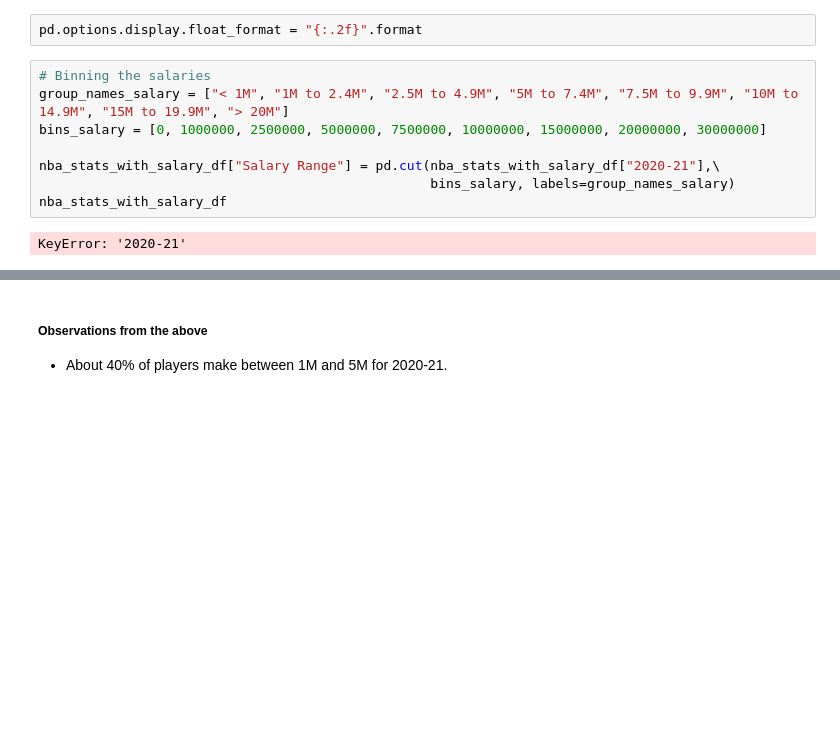
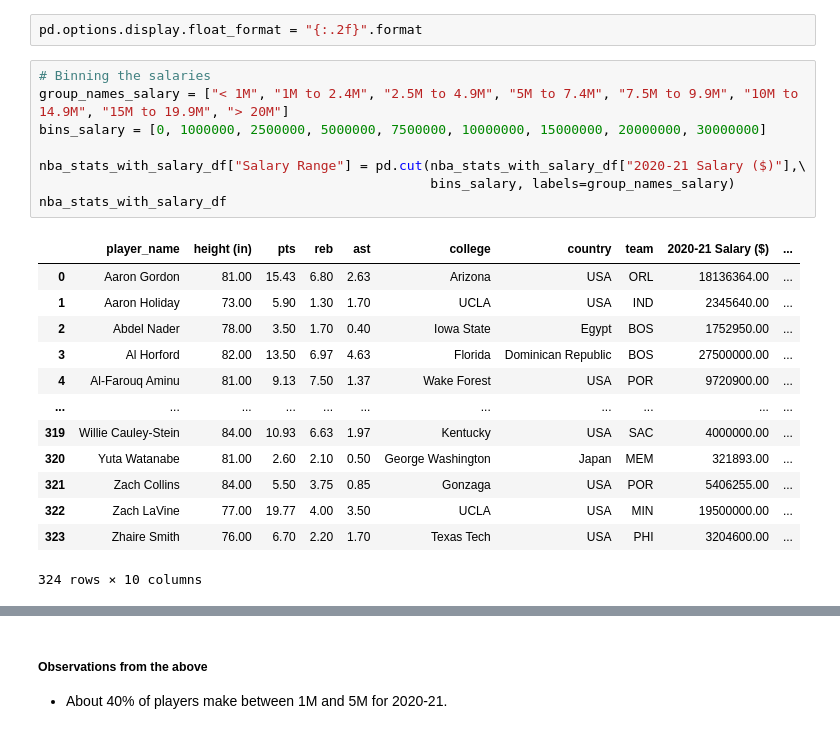
Before and after one commit to ic17rey/butler-groupA-project1, a Jupyter notebook: nba_height_project_analysis.ipynb, the cells around one changed output, grey strips where cells are left out. Drawn from its saved outputs; the diff is of its cells as text; blank space fills up the shorter version.

```diff
--- a/nba_height_project_analysis.ipynb
+++ b/nba_height_project_analysis.ipynb
@@ -221,11 +221,23 @@ pd.options.display.float_format = "{:.2f}".format
 # %%
 # Binning the salaries
 group_names_salary = ["< 1M", "1M to 2.4M", "2.5M to 4.9M", "5M to 7.4M", "7.5M to 9.9M", "10M to 14.9M", "15M to 19.9M", "> 20M"]
 bins_salary = [0, 1000000, 2500000, 5000000, 7500000, 10000000, 15000000, 20000000, 30000000]
 
-nba_stats_with_salary_df["Salary Range"] = pd.cut(nba_stats_with_salary_df["2020-21"],\
+nba_stats_with_salary_df["Salary Range"] = pd.cut(nba_stats_with_salary_df["2020-21 Salary ($)"],\
                                                   bins_salary, labels=group_names_salary)
 nba_stats_with_salary_df
 # %% [output]
+|  | player_name | height (in) | pts | reb | ast | college | country | team | 2020-21 Salary ($) | ... |
+| 0 | Aaron Gordon | 81.00 | 15.43 | 6.80 | 2.63 | Arizona | USA | ORL | 18136364.00 | ... |
+| 1 | Aaron Holiday | 73.00 | 5.90 | 1.30 | 1.70 | UCLA | USA | IND | 2345640.00 | ... |
+| 2 | Abdel Nader | 78.00 | 3.50 | 1.70 | 0.40 | Iowa State | Egypt | BOS | 1752950.00 | ... |
+| 3 | Al Horford | 82.00 | 13.50 | 6.97 | 4.63 | Florida | Dominican Republic | BOS | 27500000.00 | ... |
+| 4 | Al-Farouq Aminu | 81.00 | 9.13 | 7.50 | 1.37 | Wake Forest | USA | POR | 9720900.00 | ... |
+| ... | ... | ... | ... | ... | ... | ... | ... | ... | ... | ... |
+| 319 | Willie Cauley-Stein | 84.00 | 10.93 | 6.63 | 1.97 | Kentucky | USA | SAC | 4000000.00 | ... |
+| 320 | Yuta Watanabe | 81.00 | 2.60 | 2.10 | 0.50 | George Washington | Japan | MEM | 321893.00 | ... |
+| 321 | Zach Collins | 84.00 | 5.50 | 3.75 | 0.85 | Gonzaga | USA | POR | 5406255.00 | ... |
+| 322 | Zach LaVine | 77.00 | 19.77 | 4.00 | 3.50 | UCLA | USA | MIN | 19500000.00 | ... |
+| 323 | Zhaire Smith | 76.00 | 6.70 | 2.20 | 1.70 | Texas Tech | USA | PHI | 3204600.00 | ... |
-KeyError: '2020-21'
+324 rows × 10 columns
 # %%
```
Also changed, not shown: parts of 21 cells of this notebook, 1 other file.
